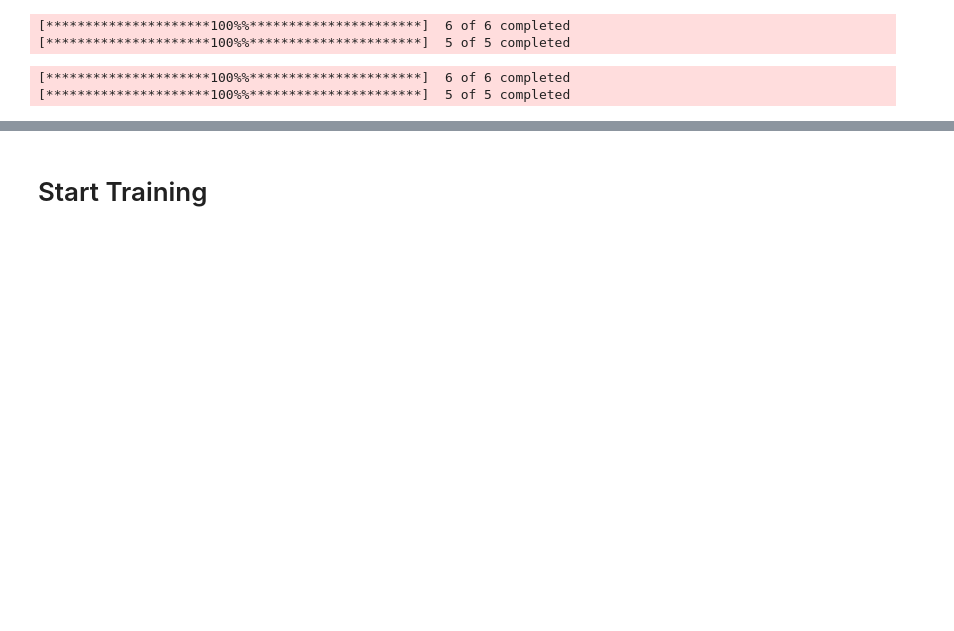
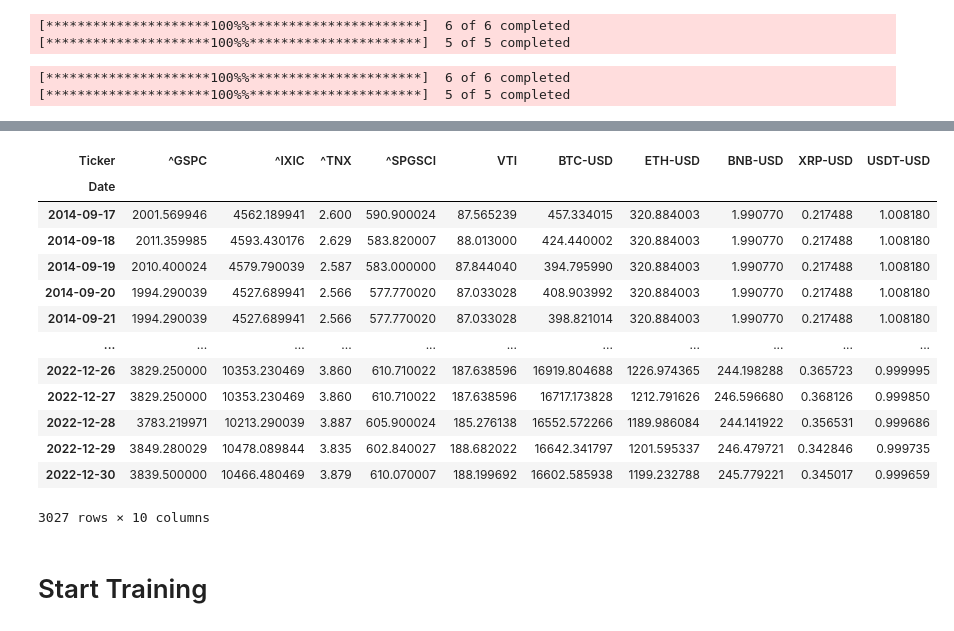
Before and after one commit to TR1234567/Transformer-with-time, a Jupyter notebook: Draft4.ipynb, the cells around one changed output, grey strips where cells are left out. Drawn from its saved outputs; the diff is of its cells as text; code cells hidden in the pictures; blank space fills up the shorter version.

```diff
--- a/Draft4.ipynb
+++ b/Draft4.ipynb
@@ -436,5 +580,8 @@ class PortfolioLossWithJumpRisk(nn.Module):
 # %%
 Tickers = ["^GSPC", "^IXIC", "^TNX", "^SPGSCI", "^VIX", "VTI"]
 Crypto = ["BTC-USD", "ETH-USD", "BNB-USD", "XRP-USD", "USDT-USD"]
+Asset = Tickers+Crypto
 start="2012-01-01"
 end="2022-12-31"
+# %%
+Asset.remove("^VIX")
@@ -619,3 +762,20 @@ mu_test
+# %%
+final_input[Asset]
+# %% [output]
+| Ticker | ^GSPC | ^IXIC | ^TNX | ^SPGSCI | VTI | BTC-USD | ETH-USD | BNB-USD | XRP-USD | USDT-USD |
+| Date |  |  |  |  |  |  |  |  |  |  |
+| 2014-09-17 | 2001.569946 | 4562.189941 | 2.600 | 590.900024 | 87.565239 | 457.334015 | 320.884003 | 1.990770 | 0.217488 | 1.008180 |
+| 2014-09-18 | 2011.359985 | 4593.430176 | 2.629 | 583.820007 | 88.013000 | 424.440002 | 320.884003 | 1.990770 | 0.217488 | 1.008180 |
+| 2014-09-19 | 2010.400024 | 4579.790039 | 2.587 | 583.000000 | 87.844040 | 394.795990 | 320.884003 | 1.990770 | 0.217488 | 1.008180 |
+| 2014-09-20 | 1994.290039 | 4527.689941 | 2.566 | 577.770020 | 87.033028 | 408.903992 | 320.884003 | 1.990770 | 0.217488 | 1.008180 |
+| 2014-09-21 | 1994.290039 | 4527.689941 | 2.566 | 577.770020 | 87.033028 | 398.821014 | 320.884003 | 1.990770 | 0.217488 | 1.008180 |
+| ... | ... | ... | ... | ... | ... | ... | ... | ... | ... | ... |
+| 2022-12-26 | 3829.250000 | 10353.230469 | 3.860 | 610.710022 | 187.638596 | 16919.804688 | 1226.974365 | 244.198288 | 0.365723 | 0.999995 |
+| 2022-12-27 | 3829.250000 | 10353.230469 | 3.860 | 610.710022 | 187.638596 | 16717.173828 | 1212.791626 | 246.596680 | 0.368126 | 0.999850 |
+| 2022-12-28 | 3783.219971 | 10213.290039 | 3.887 | 605.900024 | 185.276138 | 16552.572266 | 1189.986084 | 244.141922 | 0.356531 | 0.999686 |
+| 2022-12-29 | 3849.280029 | 10478.089844 | 3.835 | 602.840027 | 188.682022 | 16642.341797 | 1201.595337 | 246.479721 | 0.342846 | 0.999735 |
+| 2022-12-30 | 3839.500000 | 10466.480469 | 3.879 | 610.070007 | 188.199692 | 16602.585938 | 1199.232788 | 245.779221 | 0.345017 | 0.999659 |
+3027 rows × 10 columns
 # %% [markdown]
 # Start Training
 # %%
```
Also changed, not shown: parts of 26 cells of this notebook.
